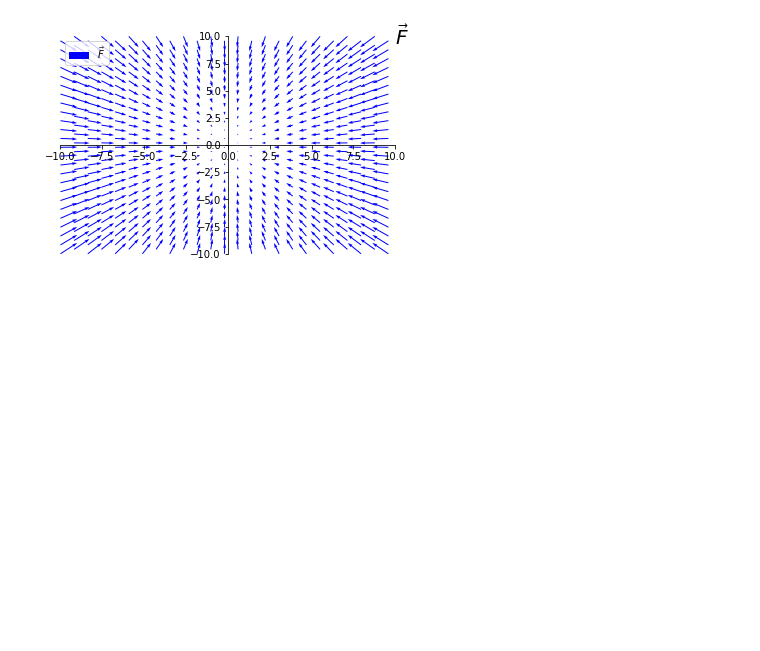
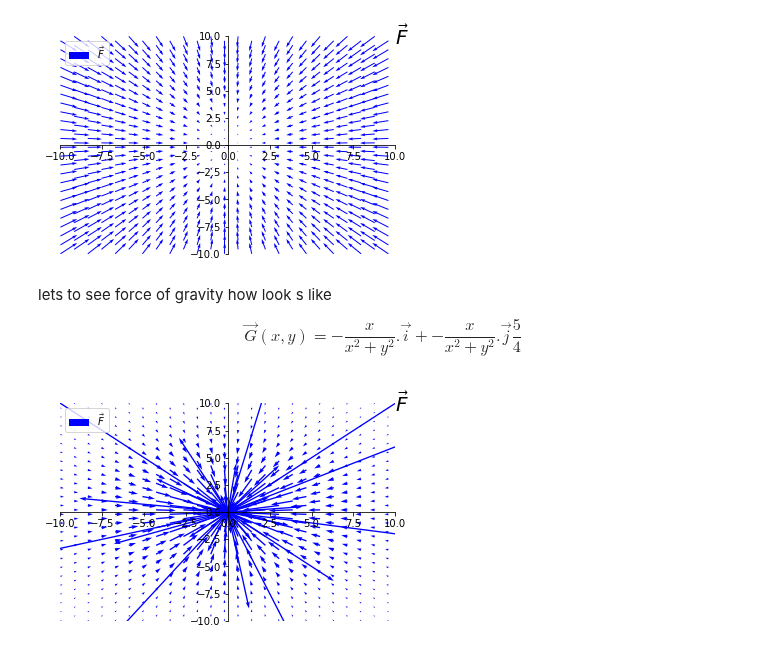
Before and after one commit to daodavid/mechanics, a Jupyter notebook: Untitled.ipynb, the cells around one changed output. Saved outputs shown, nothing was run; the diff lists cells and outputs as text; code cells hidden in the pictures; blank space fills up the shorter version.

Commit message:
ploting some fields

```diff
--- a/Untitled.ipynb
+++ b/Untitled.ipynb
@@ -25,3 +25,17 @@ f.plot_field(reduce=4,scale=10,width=0.003)
 plt.show()
 # %% [output]
 [figure]
+# %% [markdown]
+lets to see force of gravity how look s like
+
+
+$$\vec{G}(x,y) = -\frac{x}{x^2+y^2}.\vec{i} + -\frac{x}{x^2+y^2}.\vec{j}  \frac{5}{4} $$
+# %%
+M=65
+fx = lambda x, y: -M * x / ((x ** 2 + y ** 2) ** (3 / 2))
+fy = lambda x, y: -M * y / ((x ** 2 + y ** 2) ** (3 / 2))
+f = VectorField(fx , fy)
+f.plot_field(reduce=4,scale=3,width=0.004)
+plt.show()
+# %% [output]
+[figure, added]
```
Also changed, not shown: parts of 1 cell of this notebook, 1 other file.
